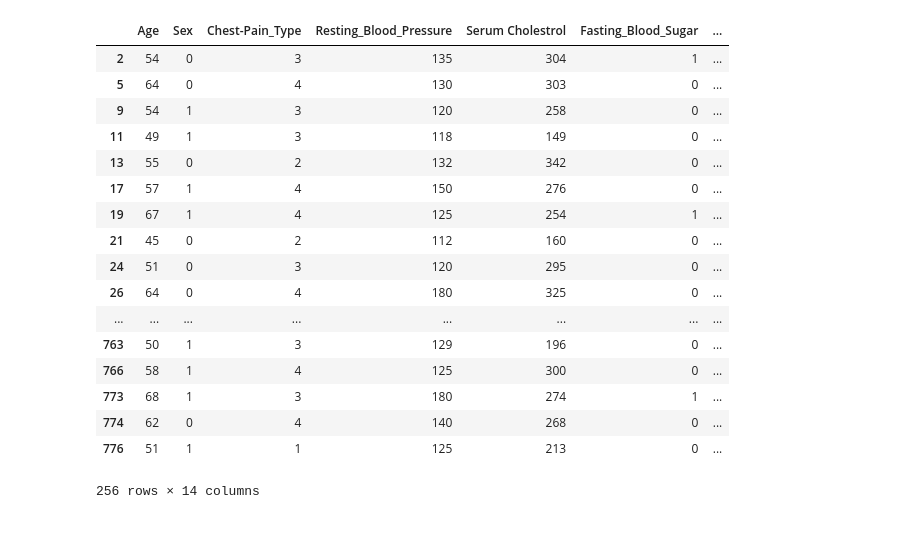
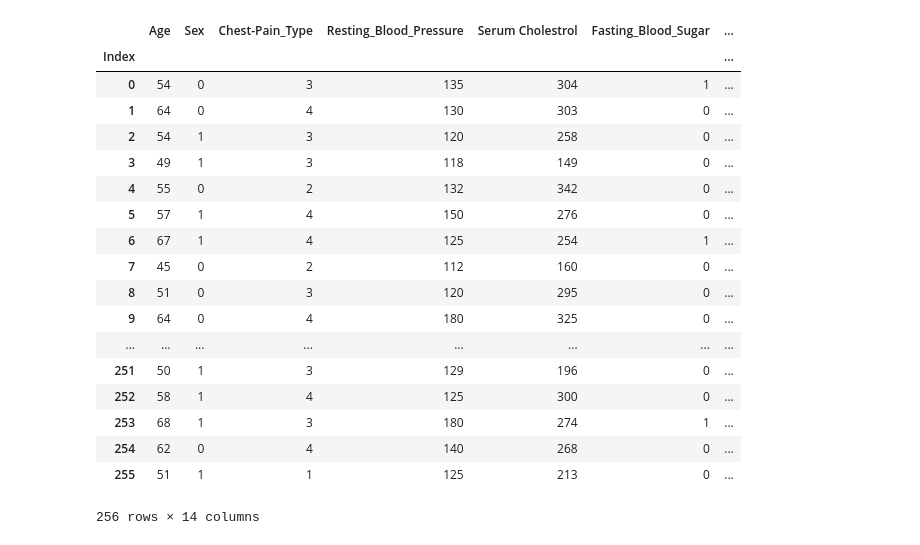
Before and after one commit to jaberjarrad/Final_Project, a Jupyter notebook: CleanUp.ipynb, the cells around one changed output. Drawn from its saved outputs; the diff is of its cells as text; code cells hidden in the pictures.

```diff
--- a/CleanUp.ipynb
+++ b/CleanUp.ipynb
@@ -28,4 +29,27 @@ heartDisease = heartDisease.rename(columns={"Column1": "Age",
                                        "Column12": "#_Major_Vessels",
                                        "Column13": "Thal",
                                        "Column14": "Heart_Disease_Status",})
+# %%
+heartDisease['Index'] = np.arange(len(heartDisease))
+heartDisease.set_index('Index')
+# %% [output]
+|  | Age | Sex | Chest-Pain_Type | Resting_Blood_Pressure | Serum Cholestrol | Fasting_Blood_Sugar | ... |
+| Index |  |  |  |  |  |  | ... |
+| 0 | 54 | 0 | 3 | 135 | 304 | 1 | ... |
+| 1 | 64 | 0 | 4 | 130 | 303 | 0 | ... |
+| 2 | 54 | 1 | 3 | 120 | 258 | 0 | ... |
+| 3 | 49 | 1 | 3 | 118 | 149 | 0 | ... |
+| 4 | 55 | 0 | 2 | 132 | 342 | 0 | ... |
+| 5 | 57 | 1 | 4 | 150 | 276 | 0 | ... |
+| 6 | 67 | 1 | 4 | 125 | 254 | 1 | ... |
+| 7 | 45 | 0 | 2 | 112 | 160 | 0 | ... |
+| 8 | 51 | 0 | 3 | 120 | 295 | 0 | ... |
+| 9 | 64 | 0 | 4 | 180 | 325 | 0 | ... |
+| ... | ... | ... | ... | ... | ... | ... | ... |
+| 251 | 50 | 1 | 3 | 129 | 196 | 0 | ... |
+| 252 | 58 | 1 | 4 | 125 | 300 | 0 | ... |
+| 253 | 68 | 1 | 3 | 180 | 274 | 1 | ... |
+| 254 | 62 | 0 | 4 | 140 | 268 | 0 | ... |
+| 255 | 51 | 1 | 1 | 125 | 213 | 0 | ... |
+256 rows × 14 columns
 # %%
@@ -33,21 +56,0 @@ heartDisease.to_csv("HeartDisease_Cleaned.csv")
-# %%
-heartDisease
-# %% [output]
-|  | Age | Sex | Chest-Pain_Type | Resting_Blood_Pressure | Serum Cholestrol | Fasting_Blood_Sugar | ... |
-| 2 | 54 | 0 | 3 | 135 | 304 | 1 | ... |
-| 5 | 64 | 0 | 4 | 130 | 303 | 0 | ... |
-| 9 | 54 | 1 | 3 | 120 | 258 | 0 | ... |
-| 11 | 49 | 1 | 3 | 118 | 149 | 0 | ... |
-| 13 | 55 | 0 | 2 | 132 | 342 | 0 | ... |
-| 17 | 57 | 1 | 4 | 150 | 276 | 0 | ... |
-| 19 | 67 | 1 | 4 | 125 | 254 | 1 | ... |
-| 21 | 45 | 0 | 2 | 112 | 160 | 0 | ... |
-| 24 | 51 | 0 | 3 | 120 | 295 | 0 | ... |
-| 26 | 64 | 0 | 4 | 180 | 325 | 0 | ... |
-| ... | ... | ... | ... | ... | ... | ... | ... |
-| 763 | 50 | 1 | 3 | 129 | 196 | 0 | ... |
-| 766 | 58 | 1 | 4 | 125 | 300 | 0 | ... |
-| 773 | 68 | 1 | 3 | 180 | 274 | 1 | ... |
-| 774 | 62 | 0 | 4 | 140 | 268 | 0 | ... |
-| 776 | 51 | 1 | 1 | 125 | 213 | 0 | ... |
-256 rows × 14 columns
```
Also changed, not shown: parts of 2 cells of this notebook.
